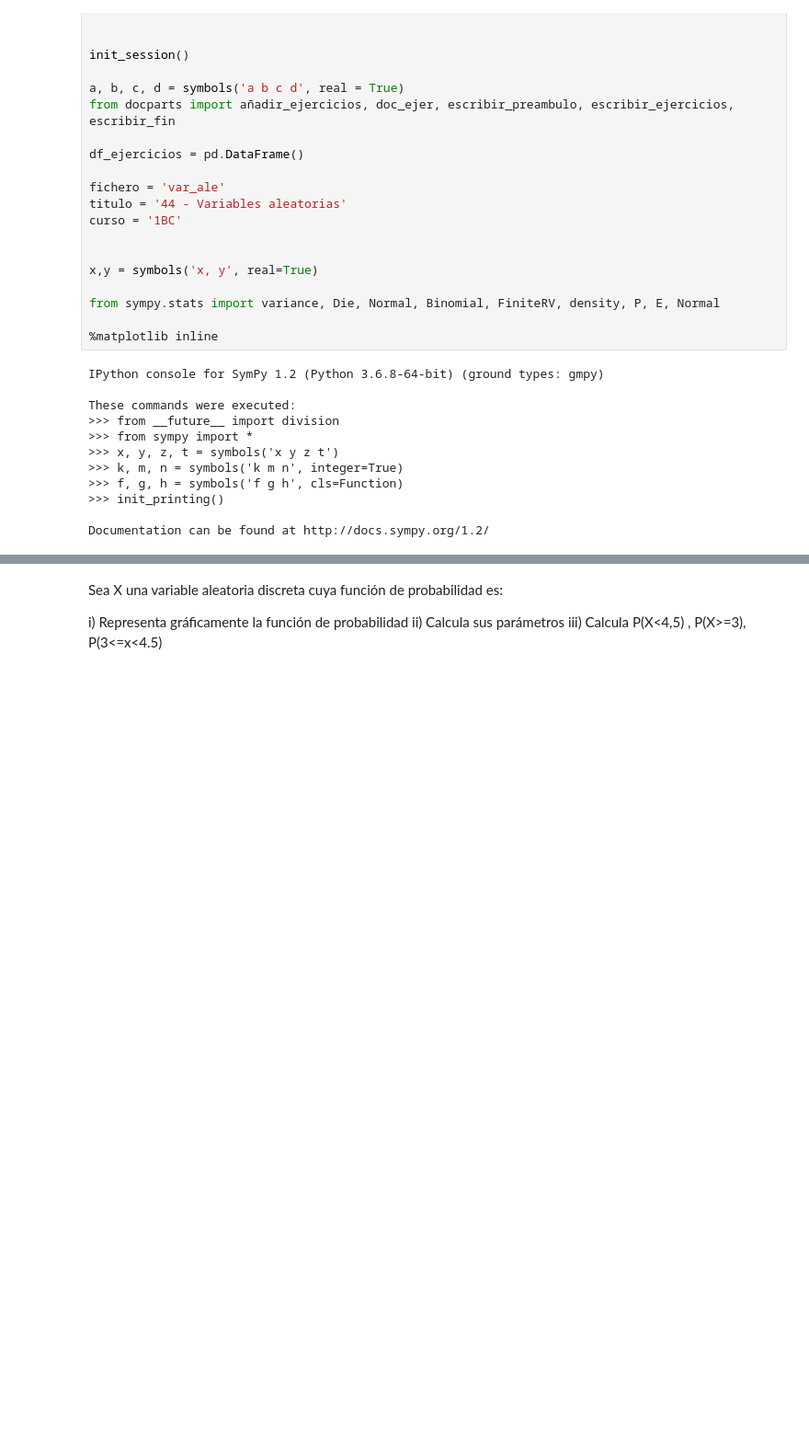
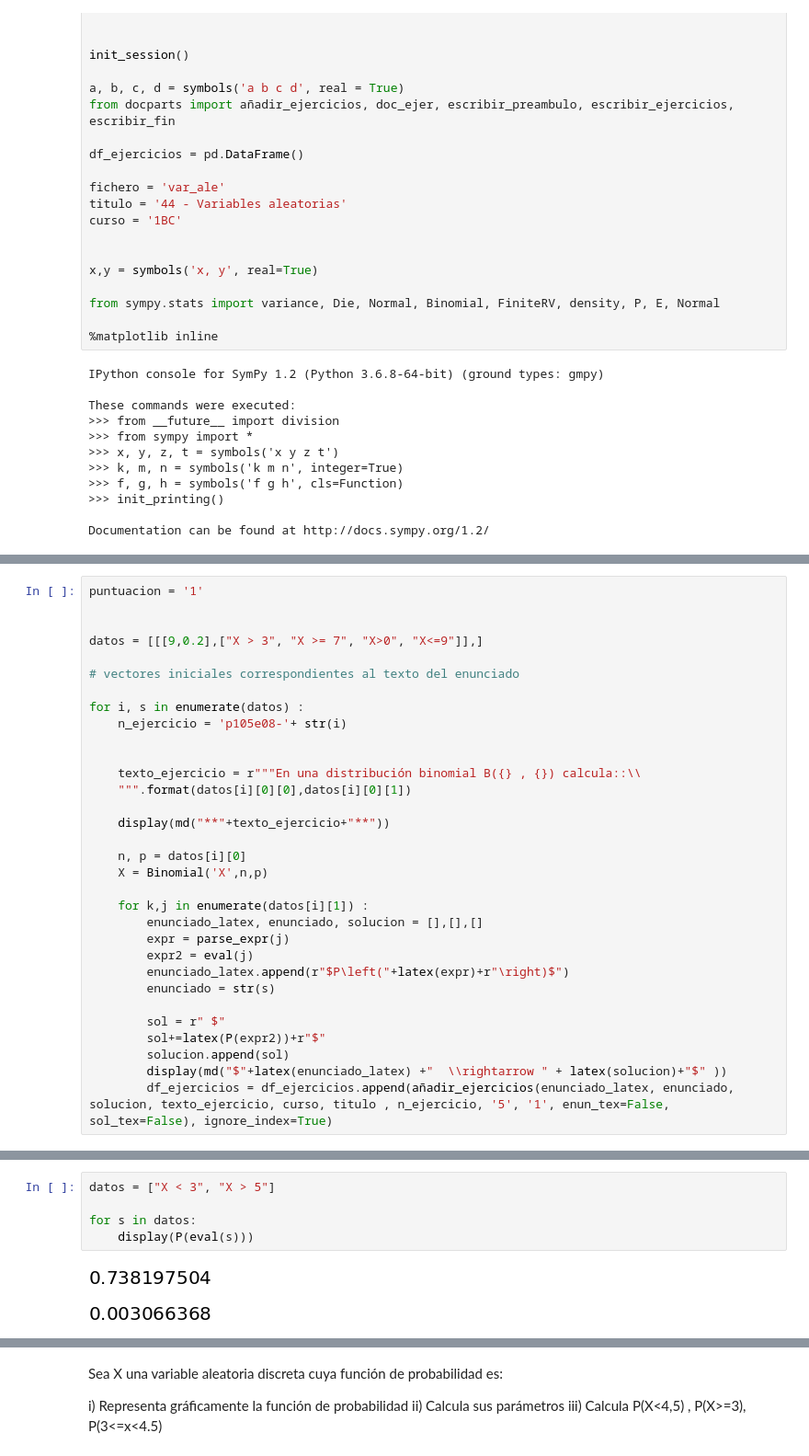
Before and after one commit to crdguez/mat1bac_cit, a Jupyter notebook: notebooks/44_variables_aleatorias.ipynb, the cells around one changed output, grey strips where cells are left out. Shown at 92% size. Drawn from its saved outputs; the diff is of its cells as text; blank space fills up the shorter version.

```diff
--- a/notebooks/44_variables_aleatorias.ipynb
+++ b/notebooks/44_variables_aleatorias.ipynb
@@ -98,0 +94,32 @@ Calcula $P\left(X < 4.5\right)$: , P(X>=3), P(3<=X and X<4.5)  $ \rightarrow $ $
+# %%
+puntuacion = '1'
+
+
+datos = [[[9,0.2],["X > 3", "X >= 7", "X>0", "X<=9"]],]
+
+# vectores iniciales correspondientes al texto del enunciado
+
+for i, s in enumerate(datos) :
+    n_ejercicio = 'p105e08-'+ str(i)
+
+
+    texto_ejercicio = r"""En una distribución binomial B({} , {}) calcula::\\
+    """.format(datos[i][0][0],datos[i][0][1])
+
+    display(md("**"+texto_ejercicio+"**"))
+
+    n, p = datos[i][0]
+    X = Binomial('X',n,p)
+
+    for k,j in enumerate(datos[i][1]) :
+        enunciado_latex, enunciado, solucion = [],[],[]
+        expr = parse_expr(j)
+        expr2 = eval(j)
+        enunciado_latex.append(r"$P\left("+latex(expr)+r"\right)$")
+        enunciado = str(s)
+
+        sol = r" $"
+        sol+=latex(P(expr2))+r"$"
+        solucion.append(sol)
+        display(md("$"+latex(enunciado_latex) +"  \\rightarrow " + latex(solucion)+"$" ))
+        df_ejercicios = df_ejercicios.append(añadir_ejercicios(enunciado_latex, enunciado, solucion, texto_ejercicio, curso, titulo , n_ejercicio, '5', '1', enun_tex=False, sol_tex=False), ignore_index=True)
@@ -98,0 +133,8 @@ Calcula $P\left(X < 4.5\right)$: , P(X>=3), P(3<=X and X<4.5)  $ \rightarrow $ $
+# %%
+datos = ["X < 3", "X > 5"]
+
+for s in datos:
+    display(P(eval(s)))
+# %% [output]
+[figure, added]
+[figure, added]
```
Also changed, not shown: parts of 11 cells of this notebook, 5 other files.
